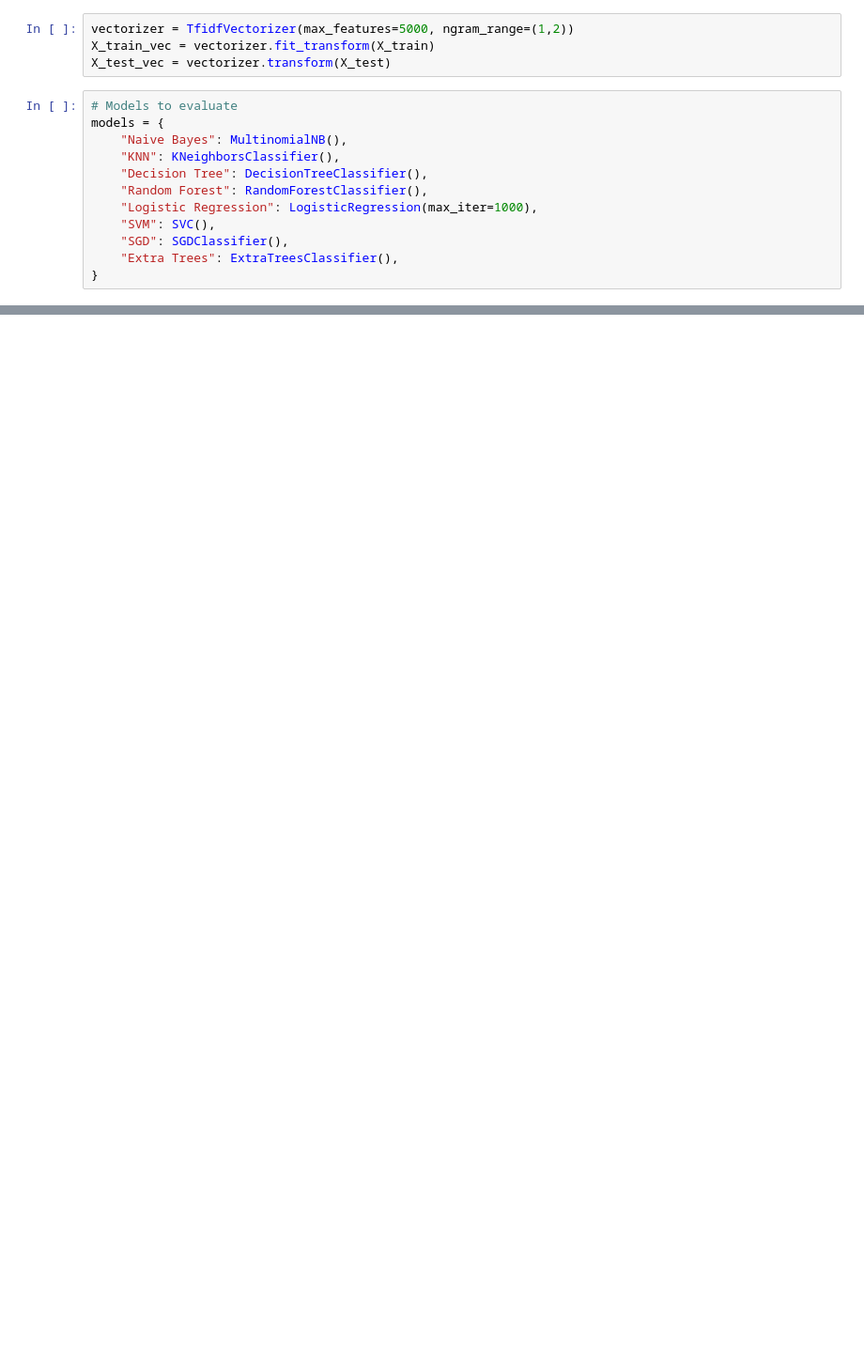
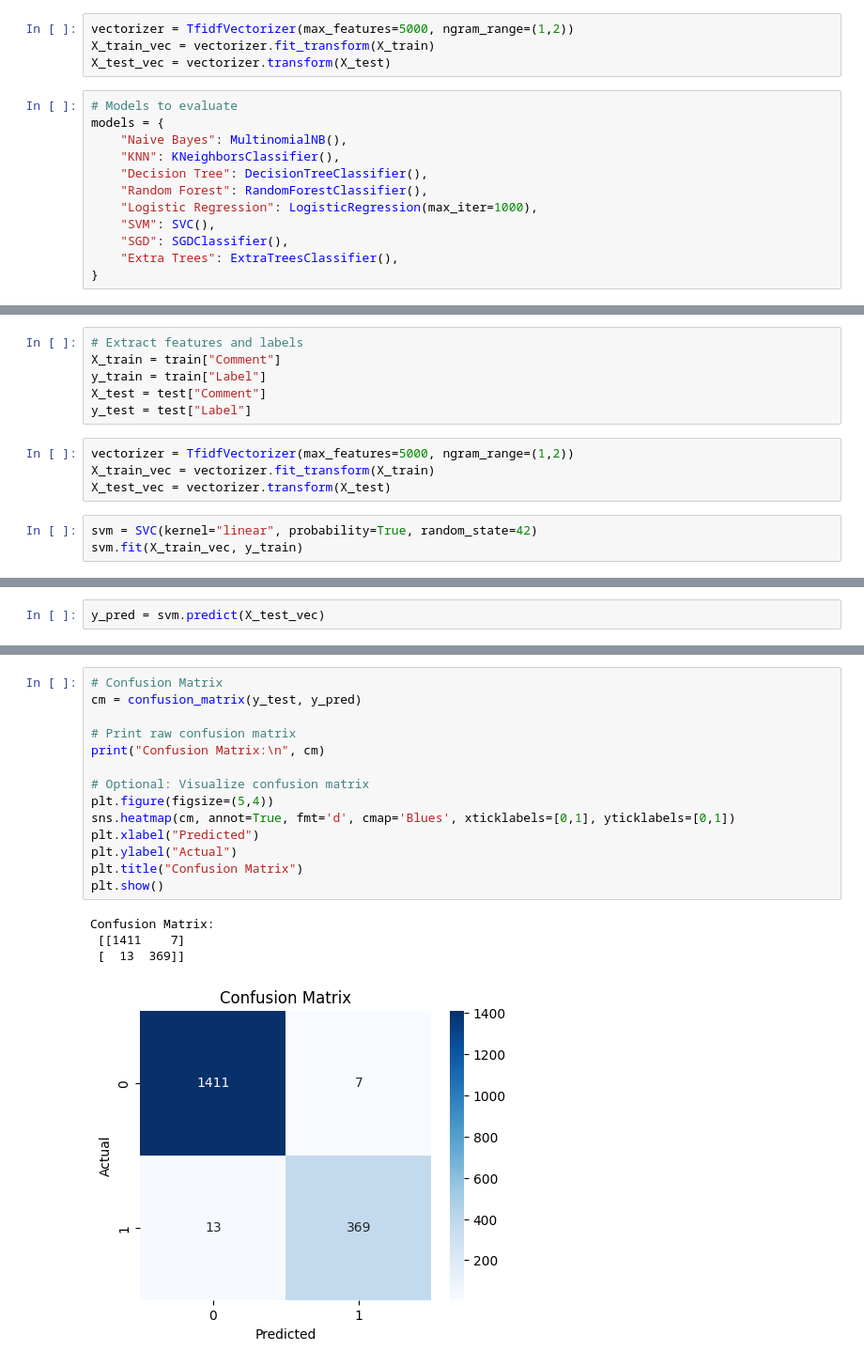
Before and after one commit to rakuzai/gambling-dataset, a Jupyter notebook: code/main_dv1_v1.ipynb, the cells around one changed output, grey strips where cells are left out. Shown: that part at 94% size. Cells and saved outputs as stored; diff of their text form; blank space fills up the shorter version.

```diff
--- a/code/main_dv1_v1.ipynb
+++ b/code/main_dv1_v1.ipynb
@@ -165,0 +215,13 @@ weighted avg       0.98      0.98      0.98      1800
+# %%
+# Extract features and labels
+X_train = train["Comment"]
+y_train = train["Label"]
+X_test = test["Comment"]
+y_test = test["Label"]
+# %%
+vectorizer = TfidfVectorizer(max_features=5000, ngram_range=(1,2))
+X_train_vec = vectorizer.fit_transform(X_train)
+X_test_vec = vectorizer.transform(X_test)
+# %%
+svm = SVC(kernel="linear", probability=True, random_state=42)
+svm.fit(X_train_vec, y_train)
@@ -165,0 +230,2 @@ weighted avg       0.98      0.98      0.98      1800
+# %%
+y_pred = svm.predict(X_test_vec)
@@ -165,0 +246,19 @@ weighted avg       0.98      0.98      0.98      1800
+# %%
+# Confusion Matrix
+cm = confusion_matrix(y_test, y_pred)
+
+# Print raw confusion matrix
+print("Confusion Matrix:\n", cm)
+
+# Optional: Visualize confusion matrix
+plt.figure(figsize=(5,4))
+sns.heatmap(cm, annot=True, fmt='d', cmap='Blues', xticklabels=[0,1], yticklabels=[0,1])
+plt.xlabel("Predicted")
+plt.ylabel("Actual")
+plt.title("Confusion Matrix")
+plt.show()
+# %% [output]
+Confusion Matrix:
+ [[1411    7]
+ [  13  369]]
+[figure, added]
```
Also changed, not shown: parts of 12 cells of this notebook, 3 other files.
